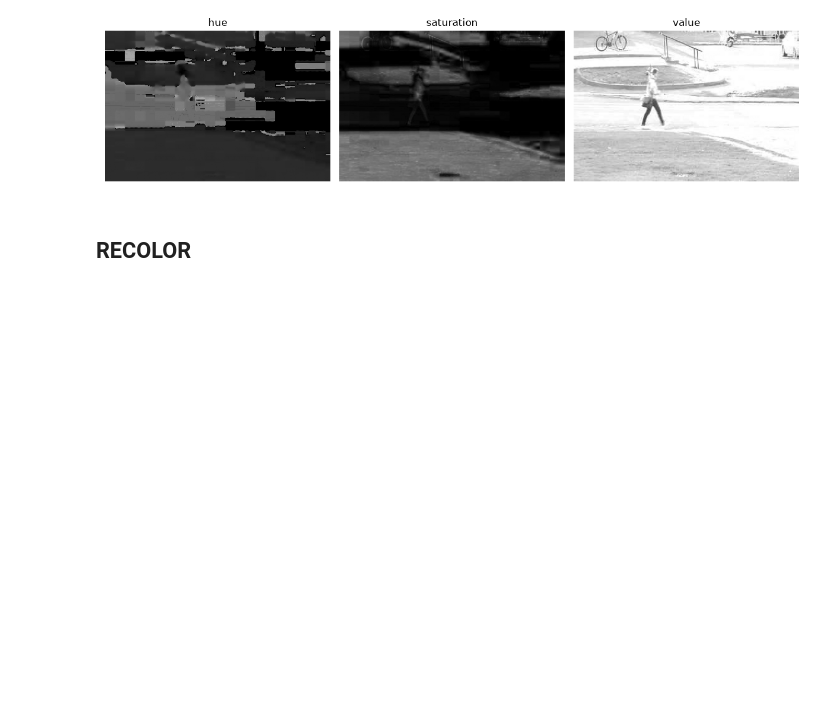
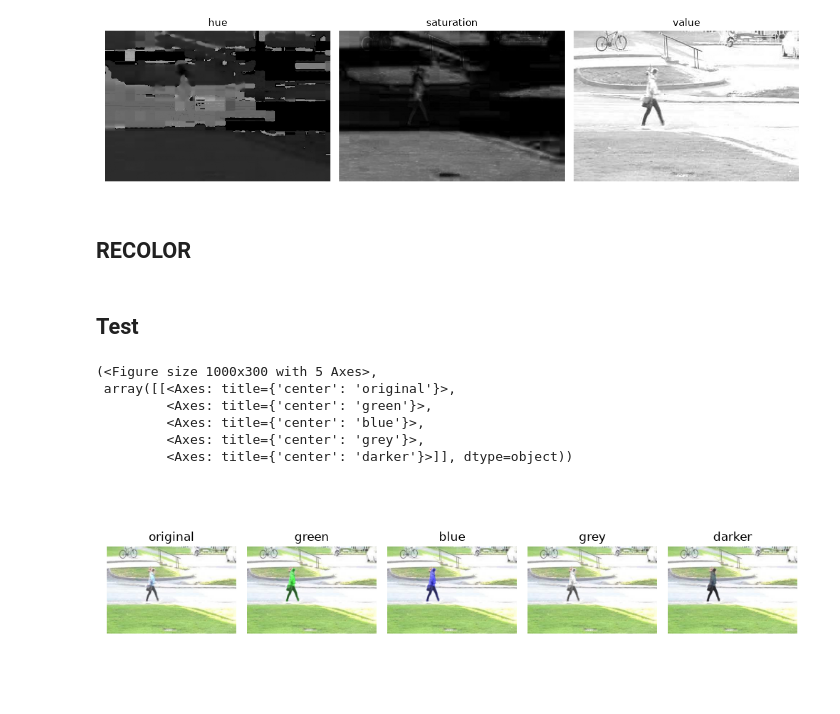
Before and after one commit to Rach0o0/Click-to-3D-Object---Computer-vision-project, a Jupyter notebook: notebooks/recolor.ipynb, the cells around one changed output. Saved outputs shown, nothing was run; the diff lists cells and outputs as text; code cells hidden in the pictures; blank space fills up the shorter version.

```diff
--- a/notebooks/recolor.ipynb
+++ b/notebooks/recolor.ipynb
@@ -57,3 +57,15 @@ def recolor(frame, mask, hue=None, hue_shift=0, satur_add=0, val_mult=1.0):
 
     hsv = hsv.astype(np.uint8)
     return cv2.cvtColor(hsv, cv2.COLOR_HSV2RGB)
+# %% [markdown]
+## Test
+# %%
+imshow([frame, recolor(frame, mask, hue=60, satur_add=100), recolor(frame, mask, hue=120, satur_add=100), recolor(frame, mask, satur_add=-255), recolor(frame, mask, val_mult=0.5)], ["original", "green", "blue", "grey", "darker"], figsize=(10, 3),)
+# %% [output]
+(<Figure size 1000x300 with 5 Axes>,
+ array([[<Axes: title={'center': 'original'}>,
+         <Axes: title={'center': 'green'}>,
+         <Axes: title={'center': 'blue'}>,
+         <Axes: title={'center': 'grey'}>,
+         <Axes: title={'center': 'darker'}>]], dtype=object))
+[figure, added]
```
Also changed, not shown: parts of 5 cells of this notebook, 3 other files.
